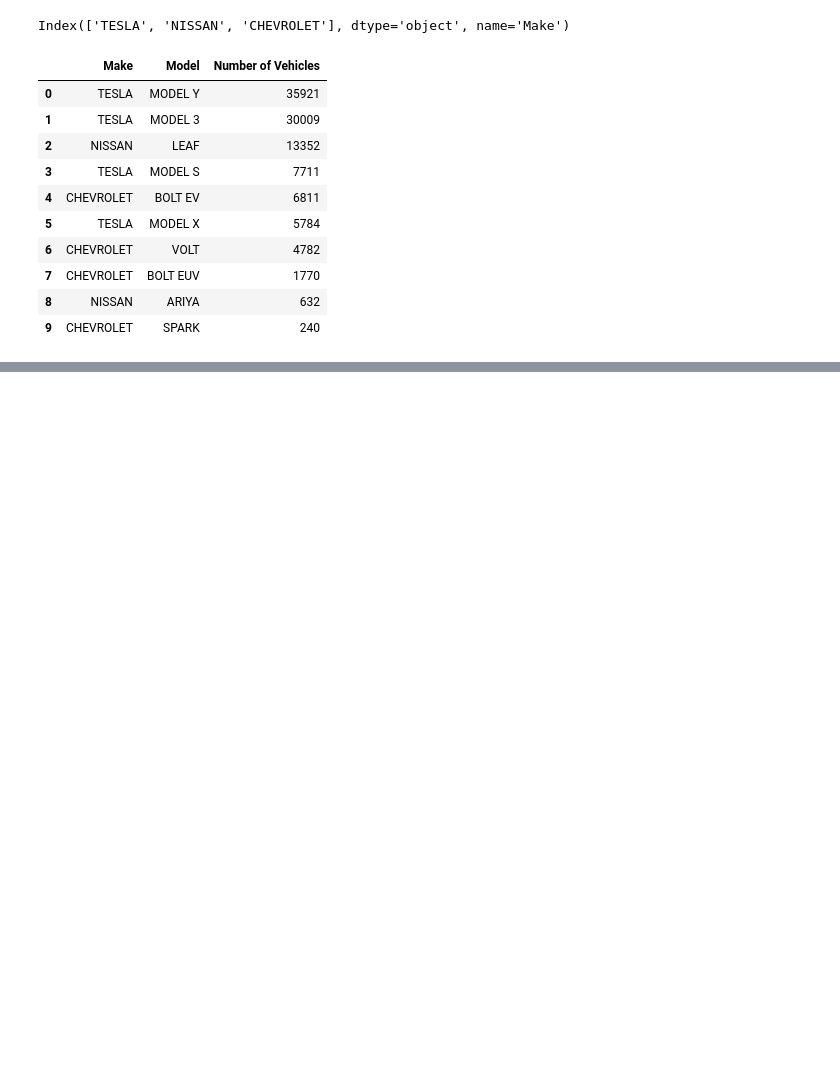
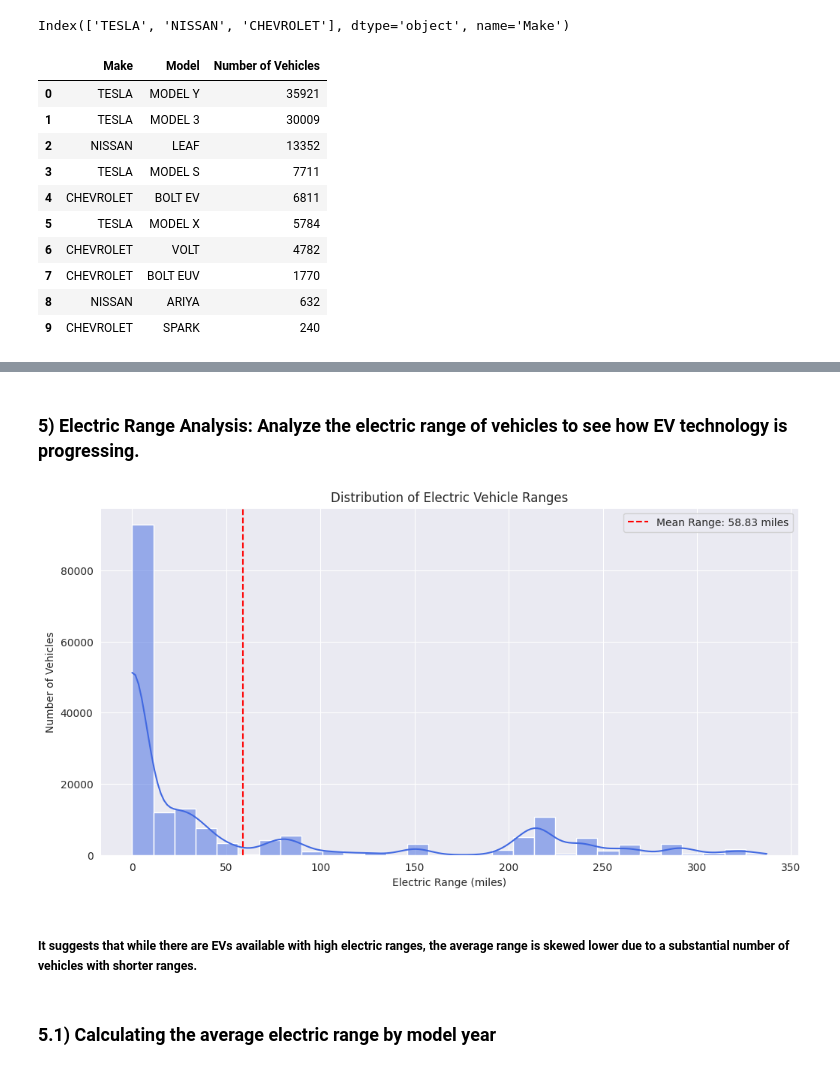
Before and after one commit to ajithpmohan/electric-vehicles-market-size-analysis-using-python, a Jupyter notebook: main.ipynb, the cells around one changed output, grey strips where cells are left out. Saved outputs shown, nothing was run; the diff lists cells and outputs as text; code cells hidden in the pictures; blank space fills up the shorter version.

```diff
--- a/main.ipynb
+++ b/main.ipynb
@@ -282,0 +314,24 @@ plt.show()
+# %% [markdown]
+### 5) Electric Range Analysis: Analyze the electric range of vehicles to see how EV technology is progressing.
+# %%
+# analyzing the distribution of electric range
+plt.figure(figsize=(12, 6))
+sns.histplot(df["Electric Range"], bins=30, kde=True, color="royalblue")
+
+plt.title("Distribution of Electric Vehicle Ranges")
+plt.xlabel("Electric Range (miles)")
+plt.ylabel("Number of Vehicles")
+plt.axvline(
+    df["Electric Range"].mean(),
+    color="red",
+    linestyle="--",
+    label=f'Mean Range: {df["Electric Range"].mean():.2f} miles',
+)
+plt.legend()
+plt.show()
+# %% [output]
+[figure, added]
+# %% [markdown]
+##### It suggests that while there are EVs available with high electric ranges, the average range is skewed lower due to a substantial number of vehicles with shorter ranges.
+# %% [markdown]
+### 5.1) Calculating the average electric range by model year
```
Also changed, not shown: parts of 21 cells of this notebook.
